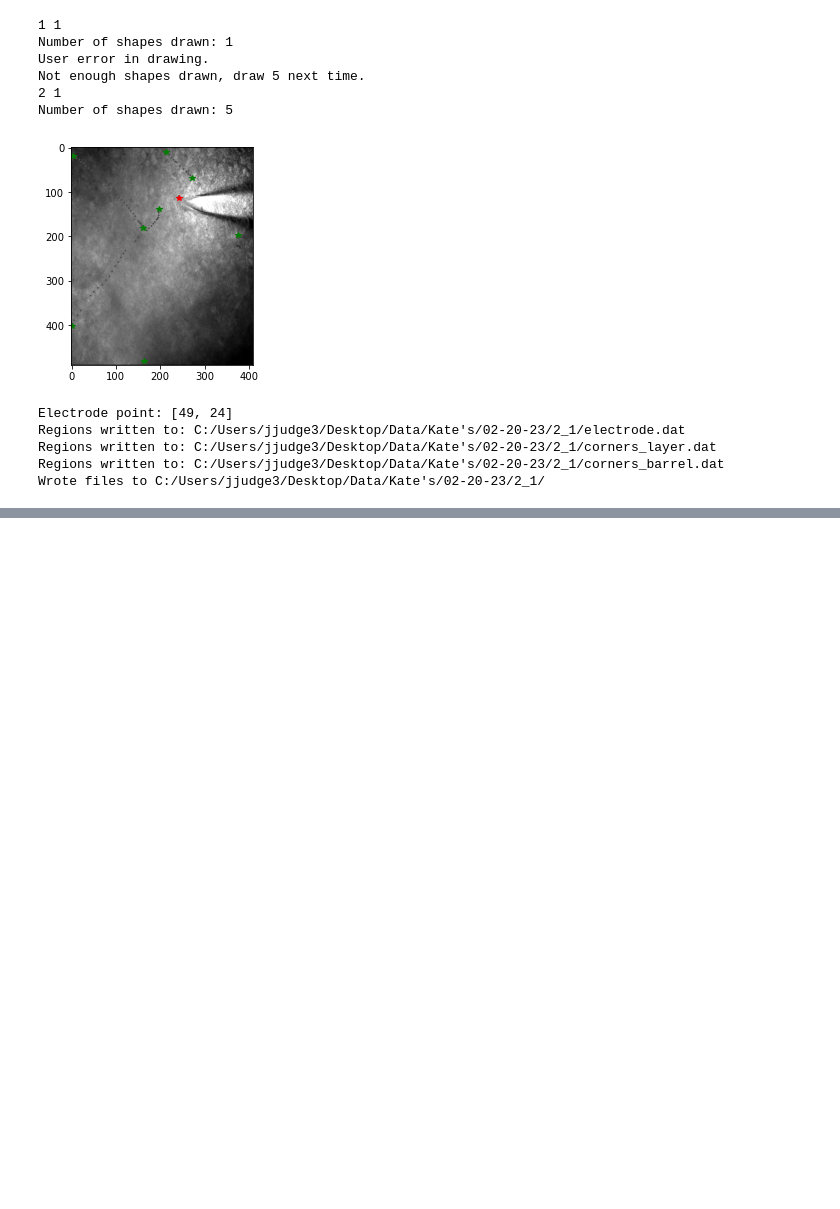
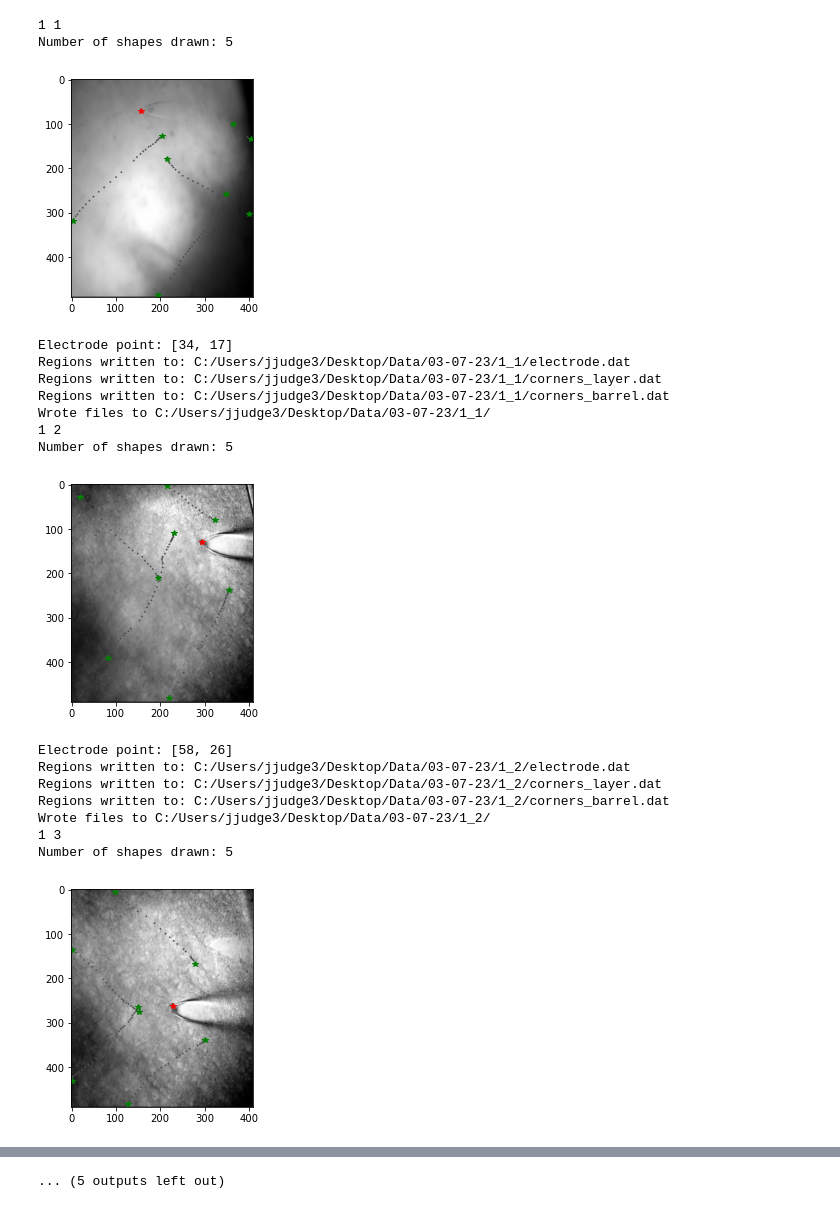
Before and after one commit to john-judge/TSM-to-ZDA, a Jupyter notebook: DIC-to-ZDA_Alignment.ipynb, the cells around one changed output, grey strips where cells are left out. Saved outputs shown, nothing was run; the diff lists cells and outputs as text; code cells hidden in the pictures; blank space fills up the shorter version.

```diff
--- a/DIC-to-ZDA_Alignment.ipynb
+++ b/DIC-to-ZDA_Alignment.ipynb
@@ -12,8 +12,8 @@ from lib.utilities import *
 # Defined per measurements in https://github.com/john-judge/TSM-to-ZDA/issues/12
 # User selection + write to dat files immediately: corners.dat, electrode.dat
 
-dir_base = "C:/Users/jjudge3/Desktop/Data/Kate's/"
-date = '02-20-23'
+dir_base = "C:/Users/jjudge3/Desktop/Data/"
+date = '03-07-23'
 data_dir = dir_base + date +"/"
 camera_program = 4
 
@@ -58,9 +68,19 @@ for slic in image_data:
             print(slic, loc)
 
             # DICs
-            fluor = image_data[slic][loc]['f']
+            fluor = None
+            if 'f' in image_data[slic][loc]:
+                fluor = image_data[slic][loc]['f']
+            elif 'fe' in image_data[slic][loc]:
+                fluor = image_data[slic][loc]['fe']
             # img = image_data[slic][loc]['i']
-            dic_electrode = image_data[slic][loc]['e']
+
+            dic_electrode = None
+            if 'e' in image_data[slic][loc]:
+                dic_electrode = image_data[slic][loc]['e']
+            else:
+                dic_electrode = fluor
+
             dic_electrode = np.array(dic_electrode, dtype=np.uint8)
             orig_arr_shape = dic_electrode.shape
 
@@ -76,40 +96,47 @@ for slic in image_data:
             plt.imshow(dic_electrode, cmap='gray')
             x_el, y_el = coordinates['electrode']
             plt.plot(x_el, y_el, marker="*", color='red')
 
             for pt in coordinates['layer_axis1'] + coordinates['layer_axis2'] + coordinates['barrel_axis1'] + coordinates['barrel_axis2']:
                 x, y = pt
                 plt.plot(x, y, marker="*", color='green')
             plt.show()
 
             dst_dir = data_dir + str(slic) + "_" + str(loc) + "/"
             try:
                 os.makedirs(dst_dir)
             except OSError:
                 pass
 
             # transform coordinates -- Actual alignment work done here
             coordinates = img_aligner.transform_from_dic_coordinates(coordinates, orig_arr_shape)
 
             # write to file
             electrode_file = dst_dir + "electrode.dat"
             corners_layer_file = dst_dir + "corners_layer.dat"
             corners_barrel_file = dst_dir + "corners_barrel.dat"
             img_aligner.write_shapes_to_files(coordinates,
                                               electrode_file,
                                               corners_layer_file,
                                               corners_barrel_file)
             print("Wrote files to", dst_dir)
 # %% [output]
 1 1
-Number of shapes drawn: 1
-User error in drawing.
-Not enough shapes drawn, draw 5 next time.
-2 1
 Number of shapes drawn: 5
-[figure, old version]
+[figure, new version]
-Electrode point: [49, 24]
-Regions written to: C:/Users/jjudge3/Desktop/Data/Kate's/02-20-23/2_1/electrode.dat
-Regions written to: C:/Users/jjudge3/Desktop/Data/Kate's/02-20-23/2_1/corners_layer.dat
-Regions written to: C:/Users/jjudge3/Desktop/Data/Kate's/02-20-23/2_1/corners_barrel.dat
-Wrote files to C:/Users/jjudge3/Desktop/Data/Kate's/02-20-23/2_1/
+Electrode point: [34, 17]
+Regions written to: C:/Users/jjudge3/Desktop/Data/03-07-23/1_1/electrode.dat
+Regions written to: C:/Users/jjudge3/Desktop/Data/03-07-23/1_1/corners_layer.dat
+Regions written to: C:/Users/jjudge3/Desktop/Data/03-07-23/1_1/corners_barrel.dat
+Wrote files to C:/Users/jjudge3/Desktop/Data/03-07-23/1_1/
+1 2
+Number of shapes drawn: 5
+[figure, added]
+Electrode point: [58, 26]
+Regions written to: C:/Users/jjudge3/Desktop/Data/03-07-23/1_2/electrode.dat
+Regions written to: C:/Users/jjudge3/Desktop/Data/03-07-23/1_2/corners_layer.dat
+Regions written to: C:/Users/jjudge3/Desktop/Data/03-07-23/1_2/corners_barrel.dat
+Wrote files to C:/Users/jjudge3/Desktop/Data/03-07-23/1_2/
+1 3
+Number of shapes drawn: 5
+[figure, added]
@@ -115,0 +167 @@ Wrote files to C:/Users/jjudge3/Desktop/Data/Kate's/02-20-23/2_1/
+... (5 outputs left out)
```
Also changed, not shown: parts of 2 cells of this notebook, 4 other files.
